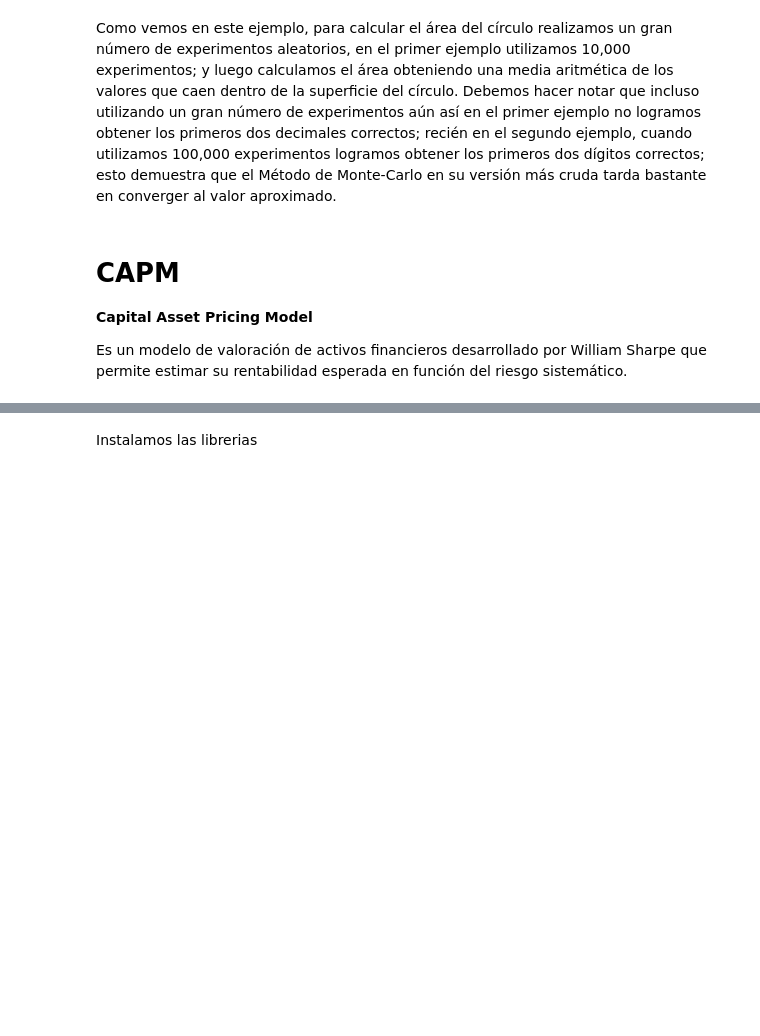
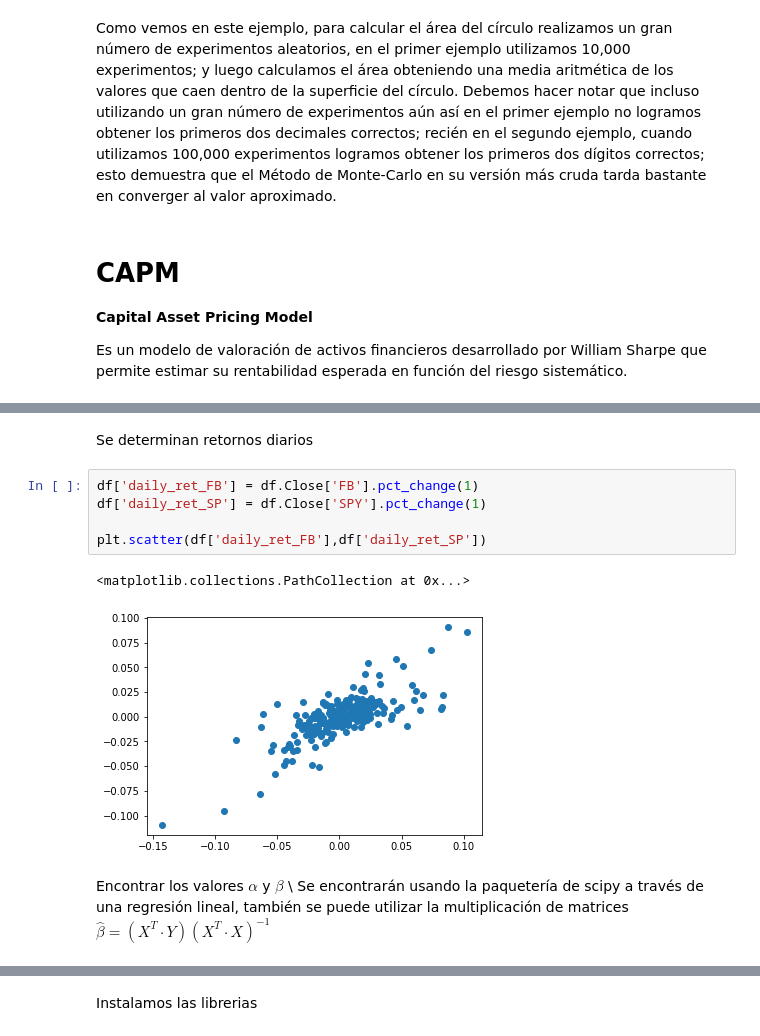
Before and after one commit to pikey-msc/Python, a Jupyter notebook: M3/C5_M3.ipynb, the cells around one changed output, grey strips where cells are left out. Cells and saved outputs as stored; diff of their text form; blank space fills up the shorter version.

```diff
--- a/M3/C5_M3.ipynb
+++ b/M3/C5_M3.ipynb
@@ -72,0 +143,13 @@ Es un modelo de valoración de activos financieros desarrollado por William Shar
+# %% [markdown]
+Se determinan retornos diarios
+# %%
+df['daily_ret_FB'] = df.Close['FB'].pct_change(1)
+df['daily_ret_SP'] = df.Close['SPY'].pct_change(1)
+
+plt.scatter(df['daily_ret_FB'],df['daily_ret_SP'])
+# %% [output]
+<matplotlib.collections.PathCollection at 0x...>
+[figure, added]
+# %% [markdown]
+Encontrar los valores $\alpha$ y $\beta$ \\
+Se encontrarán usando la paquetería de scipy a través de una regresión lineal, también se puede utilizar la multiplicación de matrices $\hat{\beta}=(X^T\cdot Y)(X^T\cdot X)^{-1}$
```
Also changed, not shown: parts of 9 cells of this notebook.
